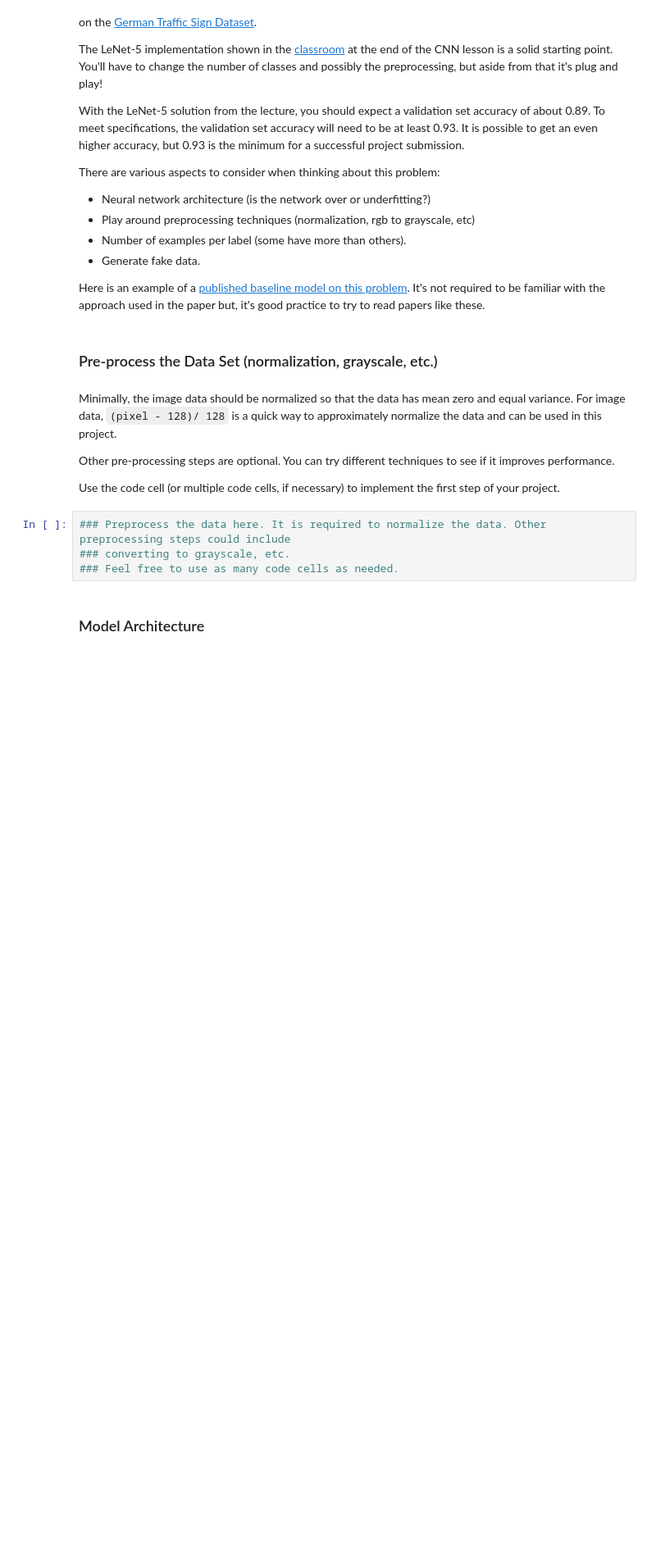
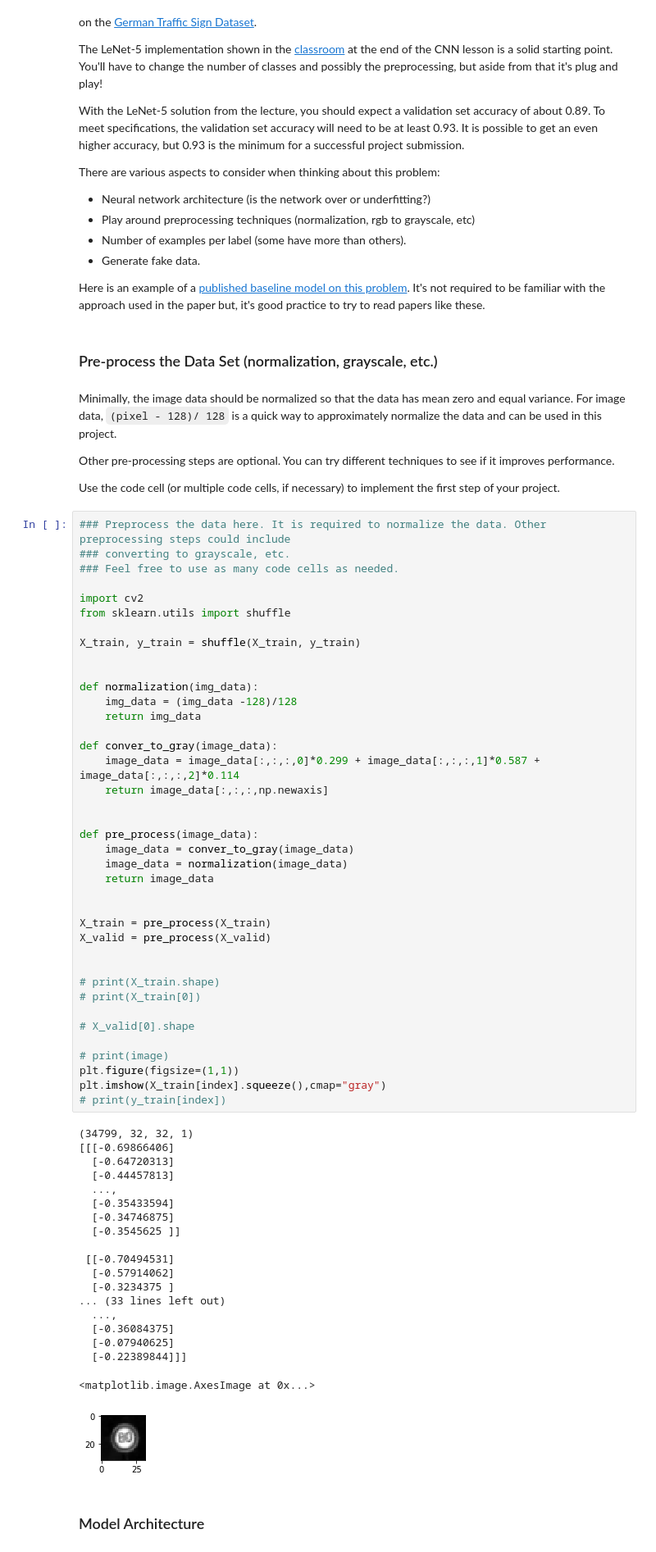
Before and after one commit to yuan-ji/CarND-Traffic-Sign-Classifier-Project, a Jupyter notebook: Traffic_Sign_Classifier.ipynb, the cells around one changed output. Shown at 82% size. Drawn from its saved outputs; the diff is of its cells as text; blank space fills up the shorter version.

Commit message:
finished pre_process

```diff
--- a/Traffic_Sign_Classifier.ipynb
+++ b/Traffic_Sign_Classifier.ipynb
@@ -124,9 +145,64 @@ Minimally, the image data should be normalized so that the data has mean zero an
 Other pre-processing steps are optional. You can try different techniques to see if it improves performance.
 
 Use the code cell (or multiple code cells, if necessary) to implement the first step of your project.
-# %%
-### Preprocess the data here. It is required to normalize the data. Other preprocessing steps could include
-### converting to grayscale, etc.
-### Feel free to use as many code cells as needed.
+# %%
+### Preprocess the data here. It is required to normalize the data. Other preprocessing steps could include
+### converting to grayscale, etc.
+### Feel free to use as many code cells as needed.
+
+import cv2
+from sklearn.utils import shuffle
+
+X_train, y_train = shuffle(X_train, y_train)
+
+
+def normalization(img_data):
+    img_data = (img_data -128)/128
+    return img_data
+
+def conver_to_gray(image_data):
+    image_data = image_data[:,:,:,0]*0.299 + image_data[:,:,:,1]*0.587 + image_data[:,:,:,2]*0.114
+    return image_data[:,:,:,np.newaxis]
+
+
+def pre_process(image_data):
+    image_data = conver_to_gray(image_data)
+    image_data = normalization(image_data)
+    return image_data
+
+
+X_train = pre_process(X_train)
+X_valid = pre_process(X_valid)
+
+
+# print(X_train.shape)
+# print(X_train[0])
+
+# X_valid[0].shape
+
+# print(image)
+plt.figure(figsize=(1,1))
+plt.imshow(X_train[index].squeeze(),cmap="gray")
+# print(y_train[index])
+# %% [output]
+(34799, 32, 32, 1)
+[[[-0.69866406]
+  [-0.64720313]
+  [-0.44457813]
+  ...,
+  [-0.35433594]
+  [-0.34746875]
+  [-0.3545625 ]]
+
+ [[-0.70494531]
+  [-0.57914062]
+  [-0.3234375 ]
+... (33 lines left out)
+  ...,
+  [-0.36084375]
+  [-0.07940625]
+  [-0.22389844]]]
+<matplotlib.image.AxesImage at 0x...>
+[figure, added]
 # %% [markdown]
 ### Model Architecture
```
Also changed, not shown: parts of 7 cells of this notebook.
